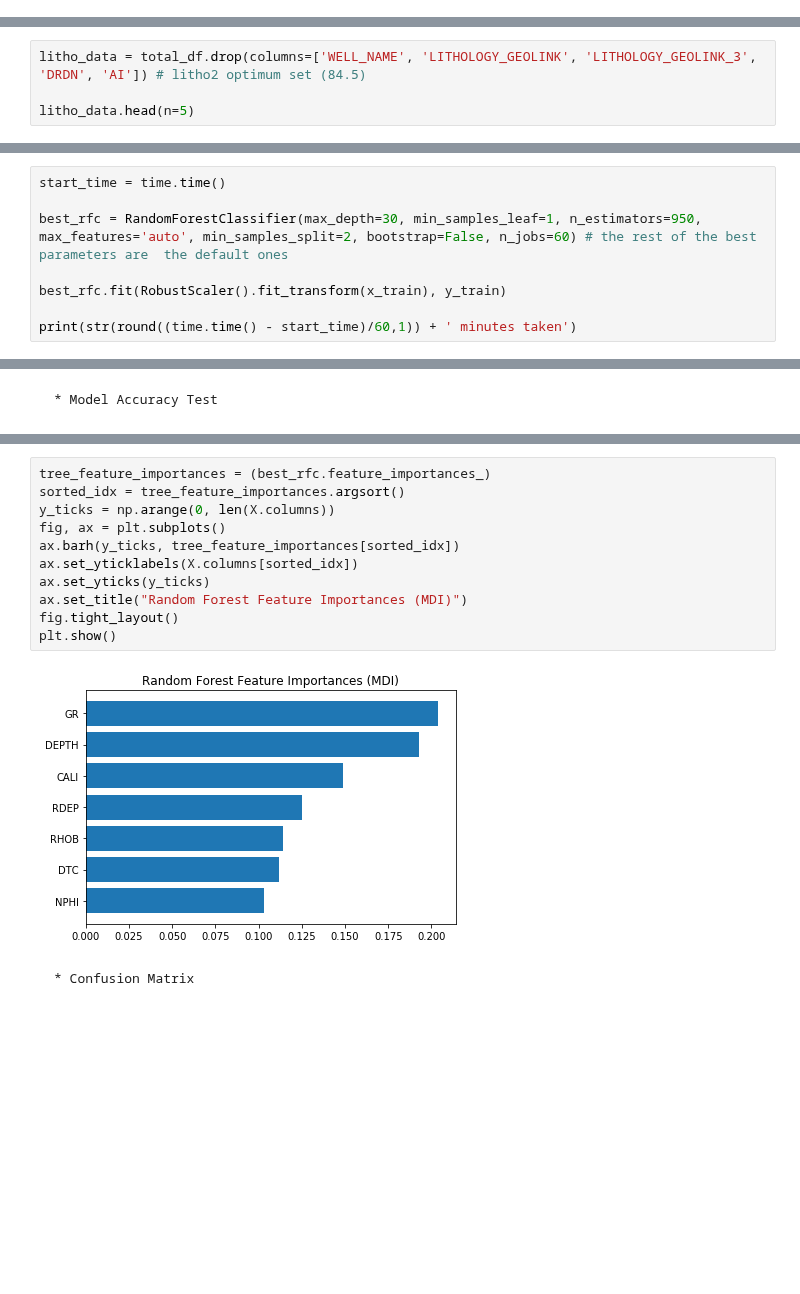
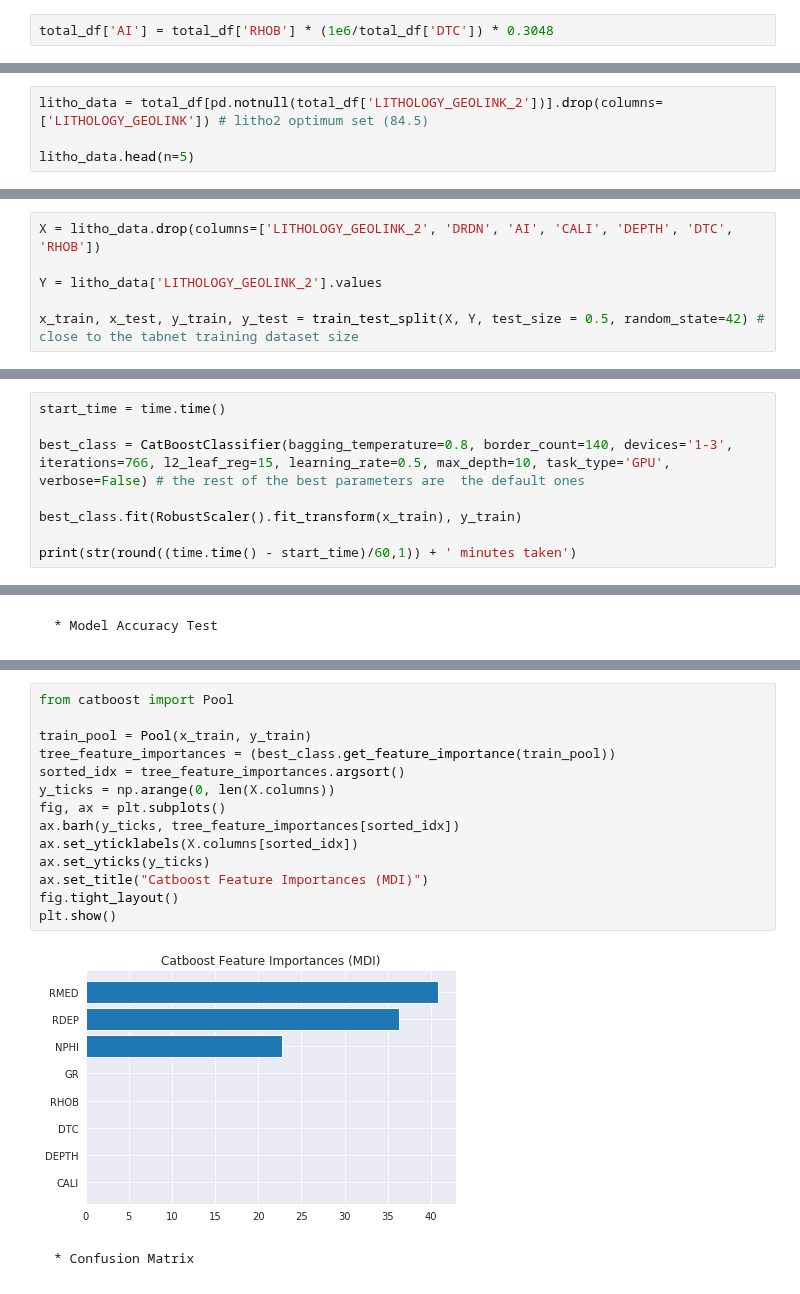
Before and after one commit to rmozart/North-Sea-Electrofacies-Clustering, a Jupyter notebook: Scripts/facies_prediction.ipynb, the cells around one changed output, grey strips where cells are left out. Drawn from its saved outputs; the diff is of its cells as text; blank space fills up the shorter version.

Commit message:
ML Litho Prediction Update

```diff
--- a/Scripts/facies_prediction.ipynb
+++ b/Scripts/facies_prediction.ipynb
@@ -91,0 +116,2 @@ Text(0.5, 1.0, 'Condensed Lithology Classes - Target Variable Balance')
+# %%
+total_df['AI'] = total_df['RHOB'] * (1e6/total_df['DTC']) * 0.3048
@@ -94,7 +135,7 @@ Text(0.5, 1.0, 'Condensed Lithology Classes - Target Variable Balance')
 # %% [markdown]
 * LITHOLOGY_GEOLINK non NULL data
 # %%
-litho_data = total_df.drop(columns=['WELL_NAME', 'LITHOLOGY_GEOLINK', 'LITHOLOGY_GEOLINK_3', 'DRDN', 'AI']) # litho2 optimum set (84.5)
+litho_data = total_df[pd.notnull(total_df['LITHOLOGY_GEOLINK_2'])].drop(columns=['LITHOLOGY_GEOLINK']) # litho2 optimum set (84.5)
 
 litho_data.head(n=5)
 # %% [output]
@@ -227,3 +362,9 @@ def objective(space):
+# %%
+X = litho_data.drop(columns=['LITHOLOGY_GEOLINK_2', 'DRDN', 'AI', 'CALI', 'DEPTH', 'DTC', 'RHOB'])
+
+Y = litho_data['LITHOLOGY_GEOLINK_2'].values
+
+x_train, x_test, y_train, y_test = train_test_split(X, Y, test_size = 0.5, random_state=42) # close to the tabnet training dataset size
 # %% [markdown]
     * Running Optimization
 # %%
@@ -244,9 +385,9 @@ print(str(round((time.time() - start_time)/60,1)) + ' minutes taken')
 # %%
 start_time = time.time()
 
-best_rfc = RandomForestClassifier(max_depth=30, min_samples_leaf=1, n_estimators=950, max_features='auto', min_samples_split=2, bootstrap=False, n_jobs=60) # the rest of the best parameters are  the default ones
+best_class = CatBoostClassifier(bagging_temperature=0.8, border_count=140, devices='1-3', iterations=766, l2_leaf_reg=15, learning_rate=0.5, max_depth=10, task_type='GPU', verbose=False) # the rest of the best parameters are  the default ones
 
-best_rfc.fit(RobustScaler().fit_transform(x_train), y_train)
+best_class.fit(RobustScaler().fit_transform(x_train), y_train)
 
 print(str(round((time.time() - start_time)/60,1)) + ' minutes taken')
 # %% [output]
@@ -279,16 +420,19 @@ F1-Score Micro:  0.8787929945121278
 # %%
-tree_feature_importances = (best_rfc.feature_importances_)
+from catboost import Pool
+
+train_pool = Pool(x_train, y_train)
+tree_feature_importances = (best_class.get_feature_importance(train_pool))
 sorted_idx = tree_feature_importances.argsort()
 y_ticks = np.arange(0, len(X.columns))
 fig, ax = plt.subplots()
 ax.barh(y_ticks, tree_feature_importances[sorted_idx])
 ax.set_yticklabels(X.columns[sorted_idx])
 ax.set_yticks(y_ticks)
-ax.set_title("Random Forest Feature Importances (MDI)")
+ax.set_title("Catboost Feature Importances (MDI)")
 fig.tight_layout()
 plt.show()
 # %% [output]
-[figure, old version]
+[figure, new version]
 # %% [markdown]
     * Confusion Matrix
 # %%
```
Also changed, not shown: parts of 31 cells of this notebook.
